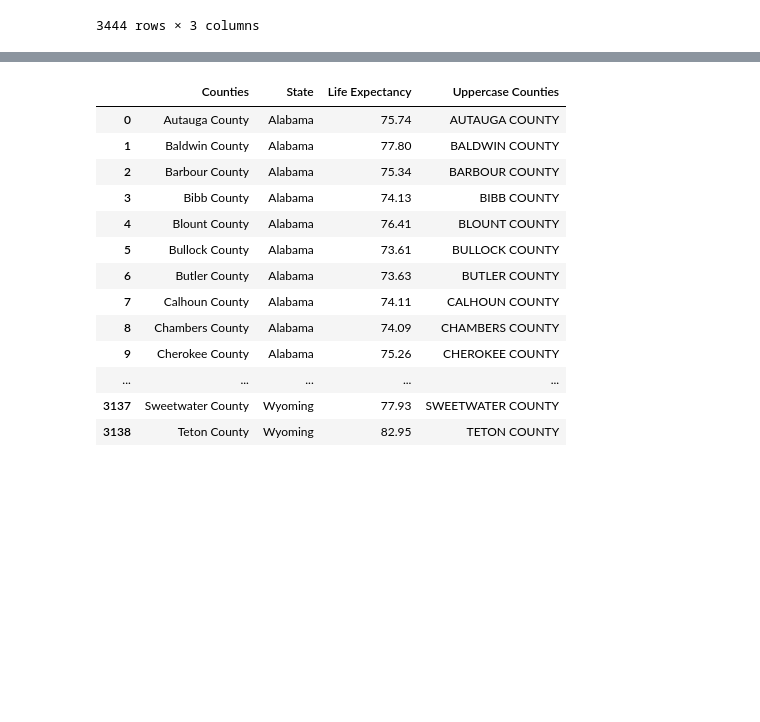
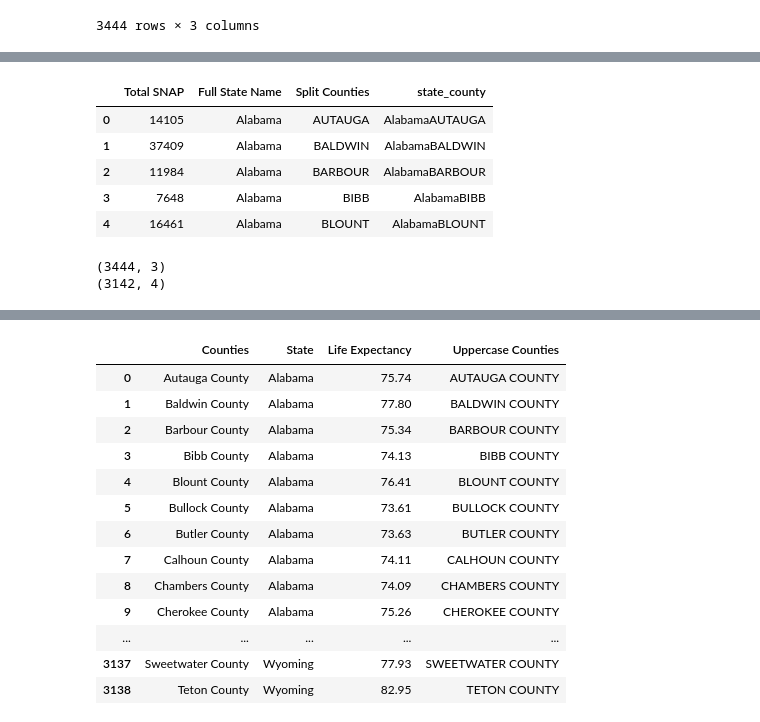
Before and after one commit to aulorbe/Life-Expectancy-In-The-US, a Jupyter notebook: 12-5-Food-Stamps_2.ipynb, the cells around one changed output, grey strips where cells are left out. Cells and saved outputs as stored; diff of their text form; code cells hidden in the pictures; blank space fills up the shorter version.

```diff
--- a/12-5-Food-Stamps_2.ipynb
+++ b/12-5-Food-Stamps_2.ipynb
@@ -310,0 +345,15 @@ final
+# %%
+final.head()
+# %% [output]
+|  | Total SNAP | Full State Name | Split Counties | state_county |
+| 0 | 14105 | Alabama | AUTAUGA | AlabamaAUTAUGA |
+| 1 | 37409 | Alabama | BALDWIN | AlabamaBALDWIN |
+| 2 | 11984 | Alabama | BARBOUR | AlabamaBARBOUR |
+| 3 | 7648 | Alabama | BIBB | AlabamaBIBB |
+| 4 | 16461 | Alabama | BLOUNT | AlabamaBLOUNT |
+# %%
+print(final.shape)
+print(counties.shape)
+# %% [output]
+(3444, 3)
+(3142, 4)
```
Also changed, not shown: parts of 19 cells of this notebook.
